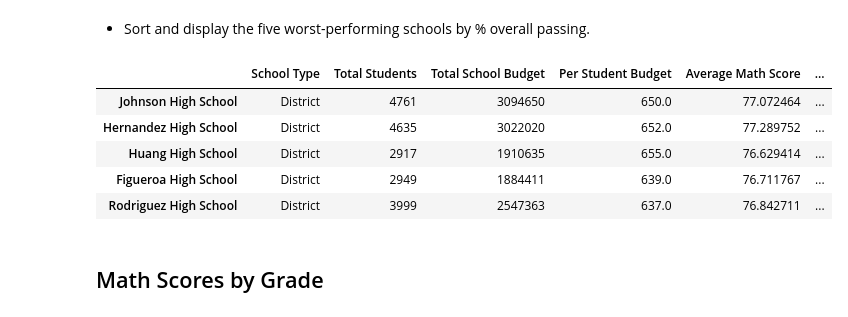
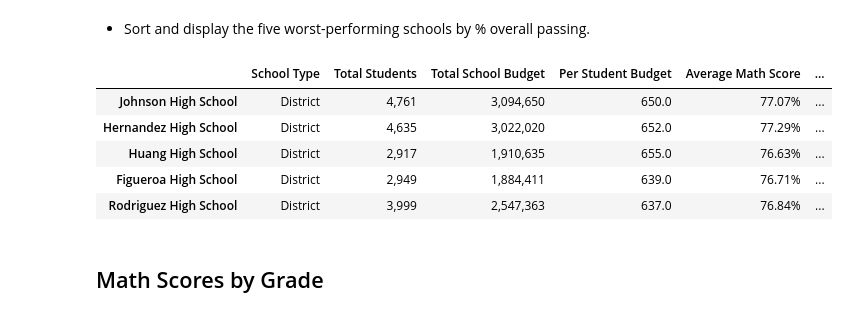
Before and after one commit to BananasFoster623/pandas-challenge, a Jupyter notebook: PyCitySchools/PyCitySchools.ipynb, the cells around one changed output. Cells and saved outputs as stored; diff of their text form; code cells hidden in the pictures.

```diff
--- a/PyCitySchools/PyCitySchools.ipynb
+++ b/PyCitySchools/PyCitySchools.ipynb
@@ -196,15 +221,25 @@ SchoolSummary_df.nlargest(5,'% Overall Passing')
 ## Bottom Performing Schools (By % Overall Passing)
 # %% [markdown]
 * Sort and display the five worst-performing schools by % overall passing.
-# %%
-SchoolSummary_df.nsmallest(5,'% Overall Passing').sort_values(by = "% Overall Passing", ascending=False)
-# %% [output]
-|  | School Type | Total Students | Total School Budget | Per Student Budget | Average Math Score | ... |
-| Johnson High School | District | 4761 | 3094650 | 650.0 | 77.072464 | ... |
-| Hernandez High School | District | 4635 | 3022020 | 652.0 | 77.289752 | ... |
-| Huang High School | District | 2917 | 1910635 | 655.0 | 76.629414 | ... |
-| Figueroa High School | District | 2949 | 1884411 | 639.0 | 76.711767 | ... |
-| Rodriguez High School | District | 3999 | 2547363 | 637.0 | 76.842711 | ... |
+# %%
+BotSchools = output3df.nsmallest(5,'% Overall Passing').sort_values(by = "% Overall Passing", ascending=False)
+
+BotSchools['Total Students'] = BotSchools['Total Students'].map("{:,}".format)
+BotSchools['Total School Budget'] = BotSchools['Total School Budget'].map("{:,}".format)
+BotSchools['Average Math Score'] = BotSchools['Average Math Score'].map("{:.2f}%".format)
+BotSchools['Average Reading Score'] = BotSchools['Average Reading Score'].map("{:.2f}%".format)
+BotSchools['% Passing Math'] = BotSchools['% Passing Math'].map("{:.2f}%".format)
+BotSchools['% Passing Reading'] = BotSchools['% Passing Reading'].map("{:.2f}%".format)
+BotSchools['% Overall Passing'] = BotSchools['% Overall Passing'].map("{:.2f}%".format)
+
+BotSchools
+# %% [output]
+|  | School Type | Total Students | Total School Budget | Per Student Budget | Average Math Score | ... |
+| Johnson High School | District | 4,761 | 3,094,650 | 650.0 | 77.07% | ... |
+| Hernandez High School | District | 4,635 | 3,022,020 | 652.0 | 77.29% | ... |
+| Huang High School | District | 2,917 | 1,910,635 | 655.0 | 76.63% | ... |
+| Figueroa High School | District | 2,949 | 1,884,411 | 639.0 | 76.71% | ... |
+| Rodriguez High School | District | 3,999 | 2,547,363 | 637.0 | 76.84% | ... |
 # %% [markdown]
 ## Math Scores by Grade
 # %% [markdown]
```
Also changed, not shown: parts of 17 cells of this notebook.
